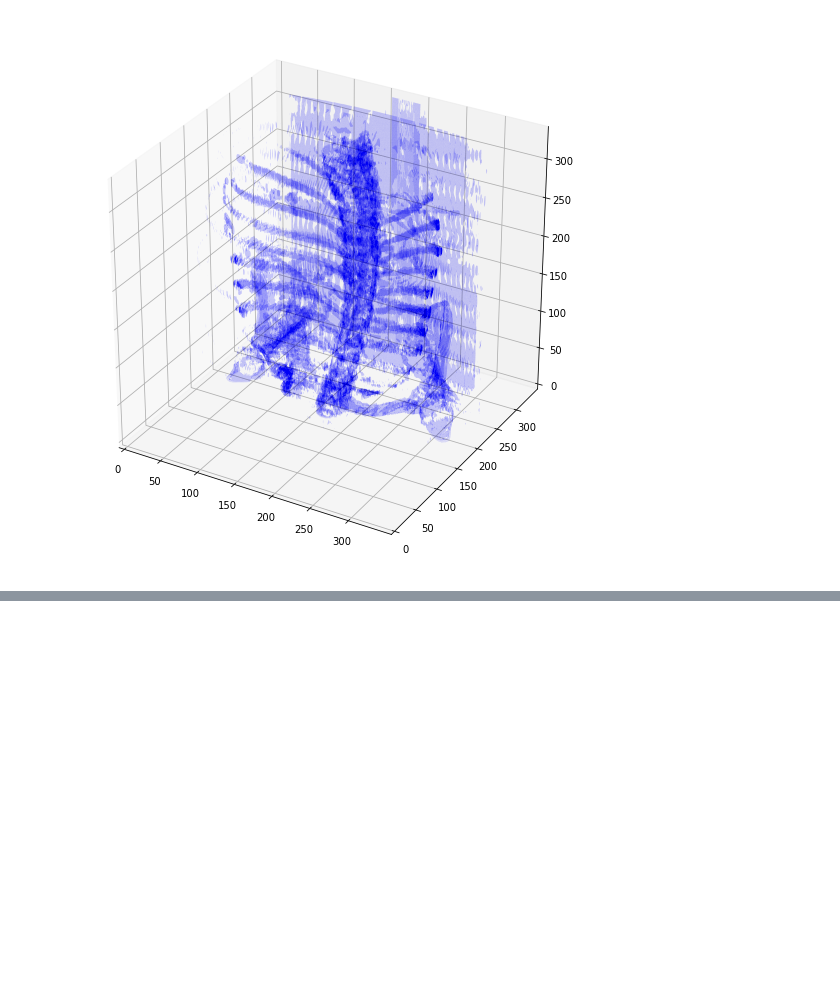
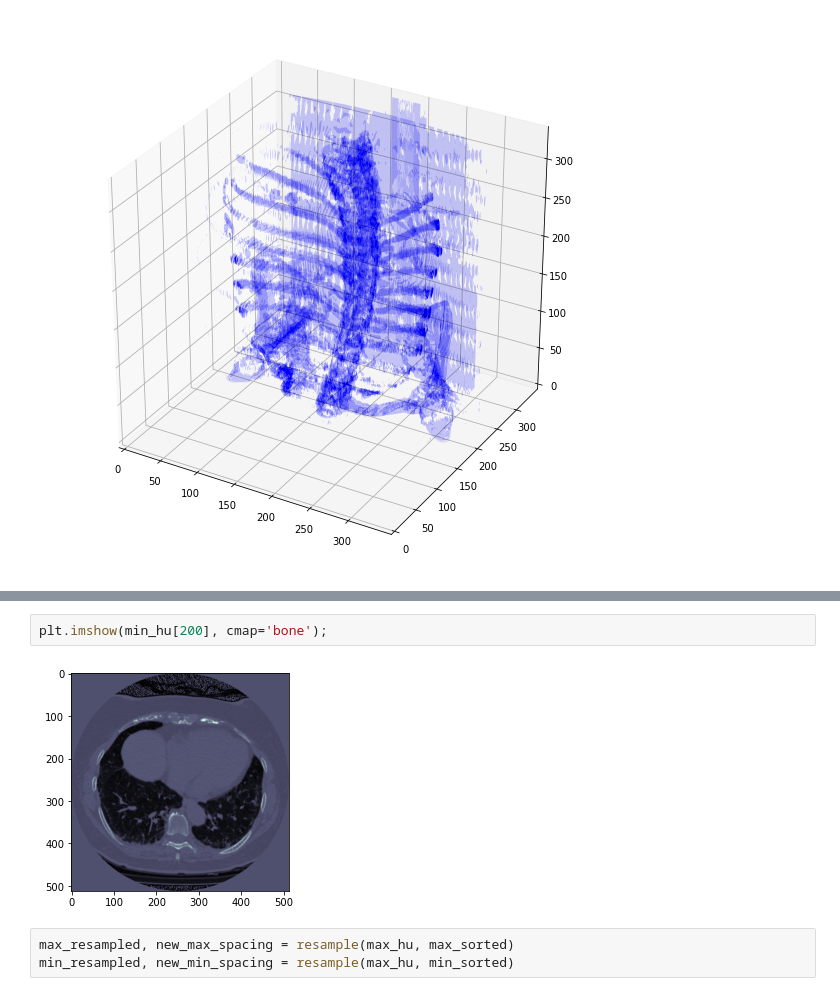
Before and after one commit to alibabaz/kaggle_osic_pulmonary_fibrosis, a Jupyter notebook: osic_explorations.ipynb, the cells around one changed output, grey strips where cells are left out. Saved outputs shown, nothing was run; the diff lists cells and outputs as text; blank space fills up the shorter version.

```diff
--- a/osic_explorations.ipynb
+++ b/osic_explorations.ipynb
@@ -781,0 +821,7 @@ This is def upside down and it looks like there's some weird plate behind the sp
+# %%
+plt.imshow(min_hu[200], cmap='bone');
+# %% [output]
+[figure, added]
+# %%
+max_resampled, new_max_spacing = resample(max_hu, max_sorted)
+min_resampled, new_min_spacing = resample(max_hu, min_sorted)
```
Also changed, not shown: parts of 26 cells of this notebook.
